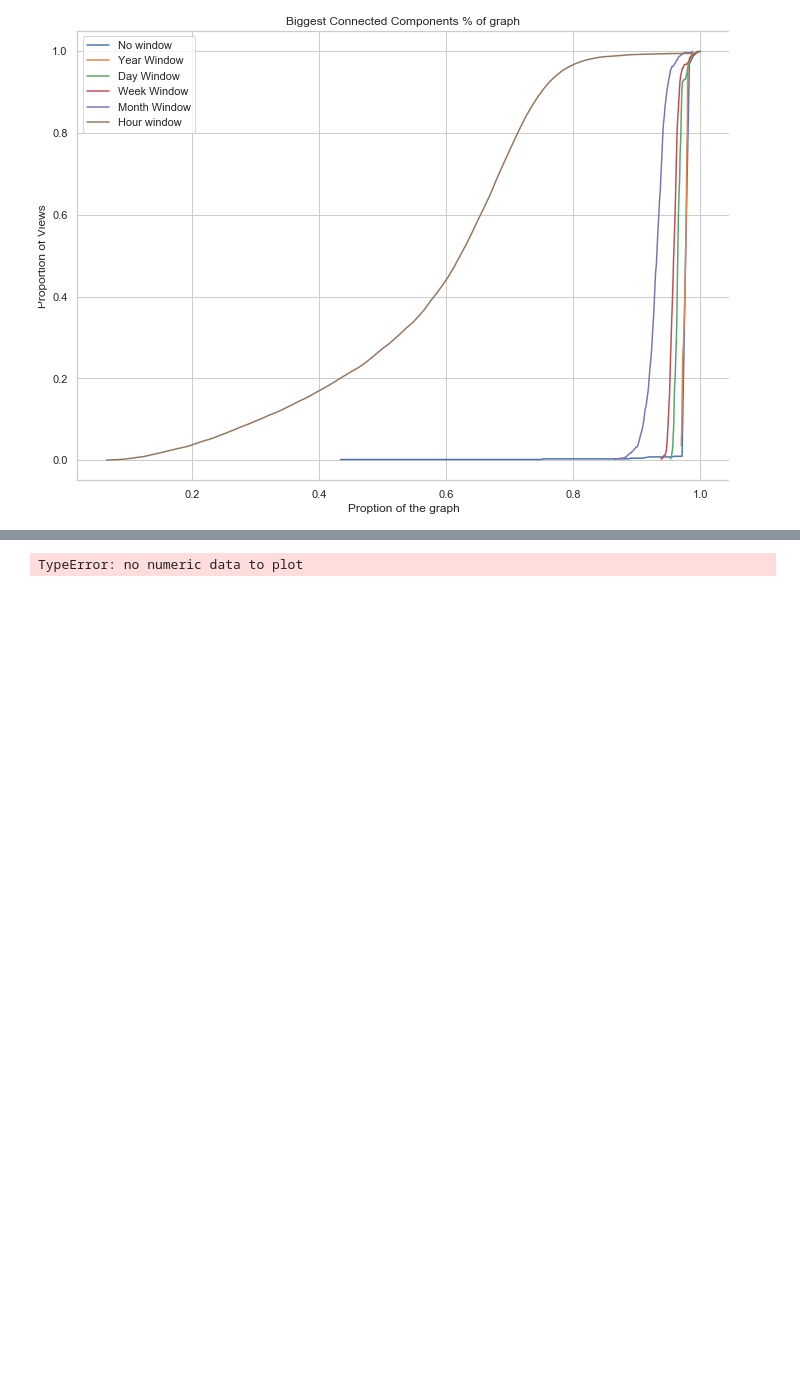
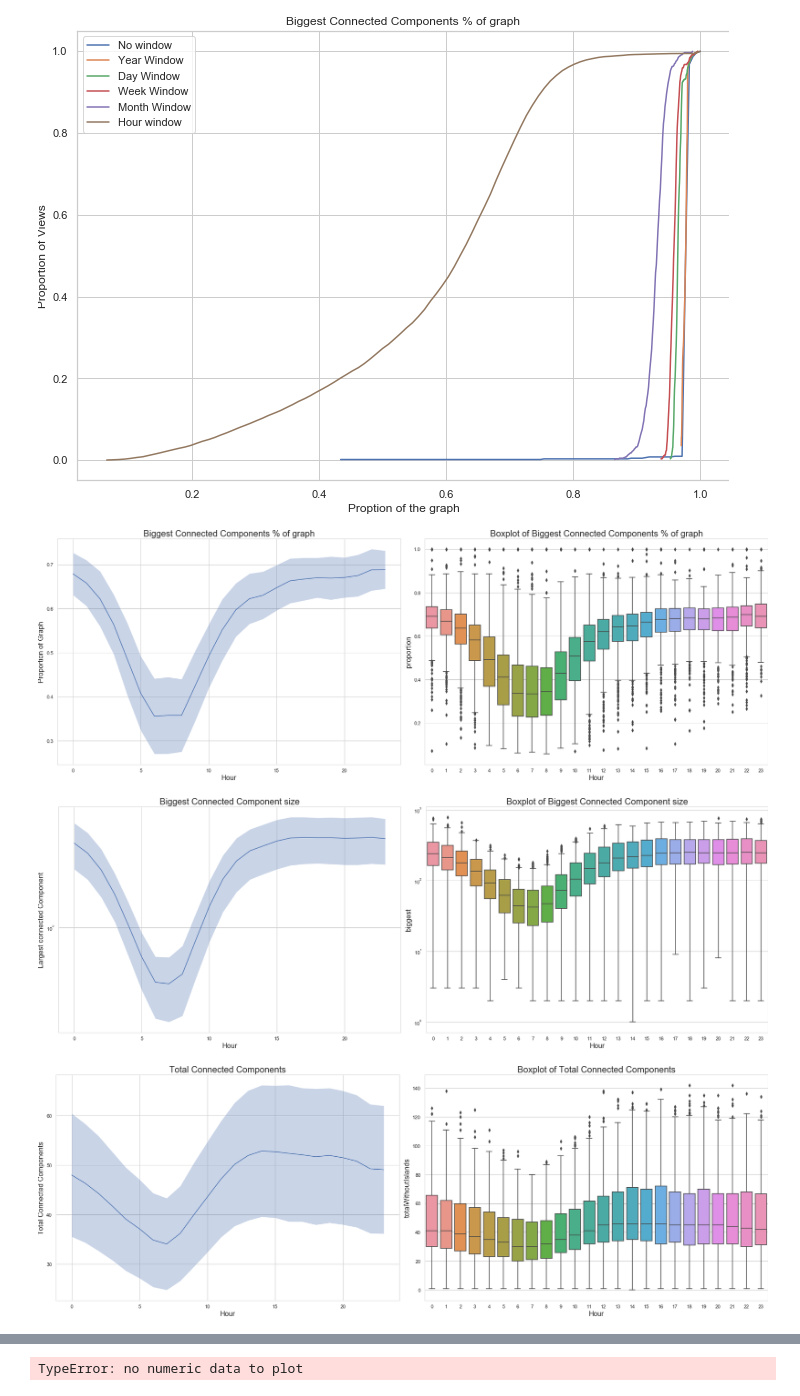
Before and after one commit to miratepuffin/Raphtory-Plots, a Jupyter notebook: Gab Plots.ipynb, the cells around one changed output, grey strips where cells are left out. Drawn from its saved outputs; the diff is of its cells as text; code cells hidden in the pictures; blank space fills up the shorter version.

Commit message:
Adding code for boxplots from last week

```diff
--- a/Gab Plots.ipynb
+++ b/Gab Plots.ipynb
@@ -155,3 +155,48 @@ def fullPlot(toPlot,title,x,y,scale,start,end):
 fullPlot('proportion','Biggest Connected Components % of graph','Proption of the graph','Proportion of Views','linear','2016-07-01', '2018-05-03')
 # %% [output]
 [figure]
+# %%
+def diurnal_plot(toPlot, title, x, y, scale):
+    windows = [31536000000,2592000000,604800000,86400000]
+    start = 1483228800000
+    no_weeks = 10
+
+    a4_dims = (2*11.7, 8.27)
+    fig, ax = plt.subplots(1,2,figsize=a4_dims)
+    ax[0].set_title(title,fontsize=20)
+    ax[1].set_title("Boxplot of "+title,fontsize=20)
+    ax[0].set_xlabel(x,fontsize=16)
+    ax[1].set_xlabel(x,fontsize=16)
+    ax[0].set_ylabel(y,fontsize=16)
+    ax[1].set_ylabel(y,fontsize=16)
+    ax[0].set_yscale(scale)
+    ax[1].set_yscale(scale)
+
+    dfs = {}
+
+    with open('CC/cc1hour.json') as json_file:
+        x = json.load(json_file)
+        x= pd.DataFrame(x['views'])
+        x['time'] = pd.to_datetime(x['time'],unit='ms')
+        x = x.set_index('time')
+        x['Weekday Name'] = x.index.weekday_name
+        x['Hour'] = x.index.hour
+    #print(x.dtypes)
+        x = x[x['total'] != 0]
+        means = x.groupby(x.index.hour).mean()
+        sds = x.groupby(x.index.hour).std()
+        ax[0].plot(means['Hour'],means[toPlot])
+        ax[0].fill_between(means['Hour'], means[toPlot]-sds[toPlot]/2.0, means[toPlot]+sds[toPlot]/2.0, alpha=0.3)
+
+        ax[1]=sns.boxplot(data=x, x='Hour', y=toPlot)
+        plt.tight_layout()
+        plt.savefig("Graphs/"+y.replace(" ","_")+".png")
+        plt.show()
+
+diurnal_plot('proportion','Biggest Connected Components % of graph','Hour','Proportion of Graph','linear')
+diurnal_plot('biggest','Biggest Connected Component size','Hour','Largest connected Component','log')
+diurnal_plot('totalWithoutIslands','Total Connected Components','Hour','Total Connected Components','linear')
+# %% [output]
+[figure, added]
+[figure, added]
+[figure, added]
```
Also changed, not shown: parts of 1 cell of this notebook, 4 other files.
